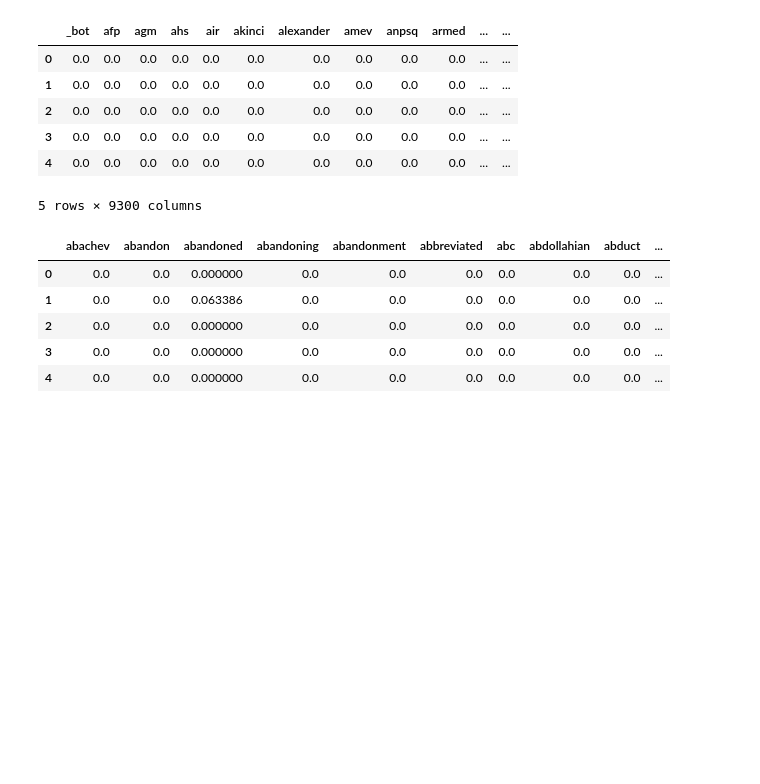
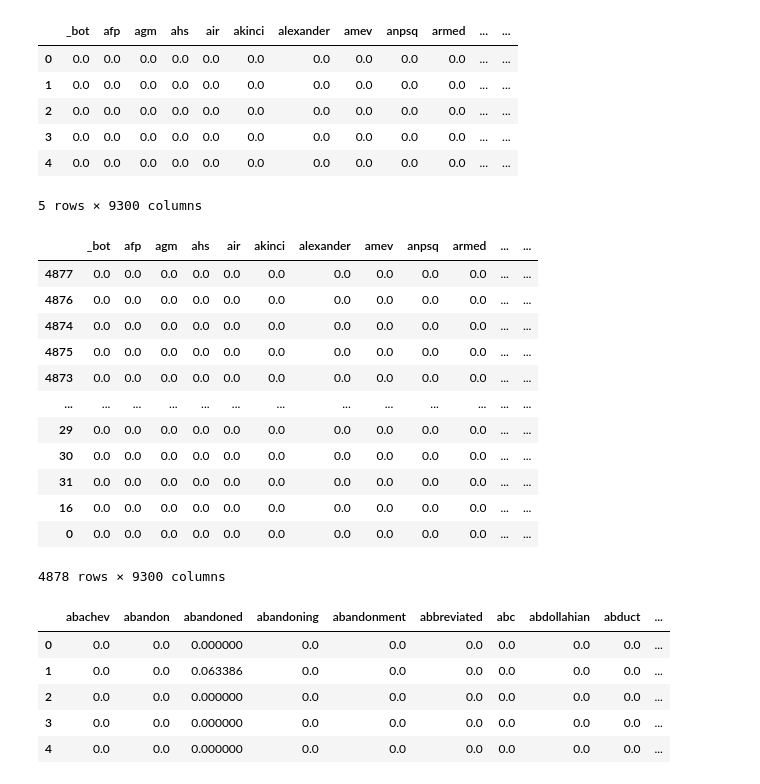
Before and after one commit to team1dsnaukma/Alarm_Predictor, a Jupyter notebook: preparation_training/data_preparation.ipynb, the cells around one changed output. Drawn from its saved outputs; the diff is of its cells as text; code cells hidden in the pictures; blank space fills up the shorter version.

```diff
--- a/preparation_training/data_preparation.ipynb
+++ b/preparation_training/data_preparation.ipynb
@@ -129,6 +123,22 @@ sm_tg.head()
 | 3 | 0.0 | 0.0 | 0.0 | 0.0 | 0.0 | 0.0 | 0.0 | 0.0 | 0.0 | 0.0 | ... | ... |
 | 4 | 0.0 | 0.0 | 0.0 | 0.0 | 0.0 | 0.0 | 0.0 | 0.0 | 0.0 | 0.0 | ... | ... |
 5 rows × 9300 columns
+# %%
+sm_tg.sort_values(by='date', ascending=True)
+# %% [output]
+|  | _bot | afp | agm | ahs | air | akinci | alexander | amev | anpsq | armed | ... | ... |
+| 4877 | 0.0 | 0.0 | 0.0 | 0.0 | 0.0 | 0.0 | 0.0 | 0.0 | 0.0 | 0.0 | ... | ... |
+| 4876 | 0.0 | 0.0 | 0.0 | 0.0 | 0.0 | 0.0 | 0.0 | 0.0 | 0.0 | 0.0 | ... | ... |
+| 4874 | 0.0 | 0.0 | 0.0 | 0.0 | 0.0 | 0.0 | 0.0 | 0.0 | 0.0 | 0.0 | ... | ... |
+| 4875 | 0.0 | 0.0 | 0.0 | 0.0 | 0.0 | 0.0 | 0.0 | 0.0 | 0.0 | 0.0 | ... | ... |
+| 4873 | 0.0 | 0.0 | 0.0 | 0.0 | 0.0 | 0.0 | 0.0 | 0.0 | 0.0 | 0.0 | ... | ... |
+| ... | ... | ... | ... | ... | ... | ... | ... | ... | ... | ... | ... | ... |
+| 29 | 0.0 | 0.0 | 0.0 | 0.0 | 0.0 | 0.0 | 0.0 | 0.0 | 0.0 | 0.0 | ... | ... |
+| 30 | 0.0 | 0.0 | 0.0 | 0.0 | 0.0 | 0.0 | 0.0 | 0.0 | 0.0 | 0.0 | ... | ... |
+| 31 | 0.0 | 0.0 | 0.0 | 0.0 | 0.0 | 0.0 | 0.0 | 0.0 | 0.0 | 0.0 | ... | ... |
+| 16 | 0.0 | 0.0 | 0.0 | 0.0 | 0.0 | 0.0 | 0.0 | 0.0 | 0.0 | 0.0 | ... | ... |
+| 0 | 0.0 | 0.0 | 0.0 | 0.0 | 0.0 | 0.0 | 0.0 | 0.0 | 0.0 | 0.0 | ... | ... |
+4878 rows × 9300 columns
 # %%
 sm.head()
 # %% [output]
```
Also changed, not shown: parts of 12 cells of this notebook, 1 other file.
